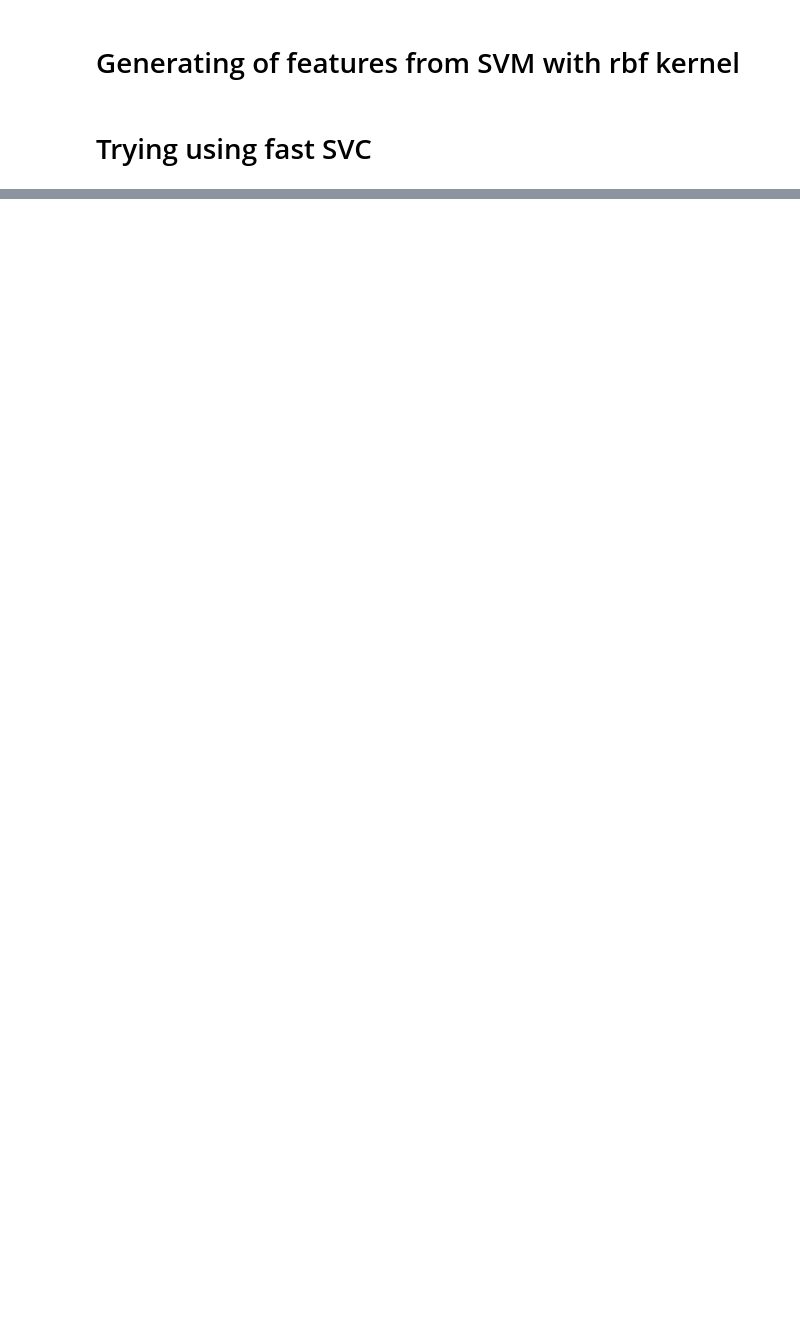
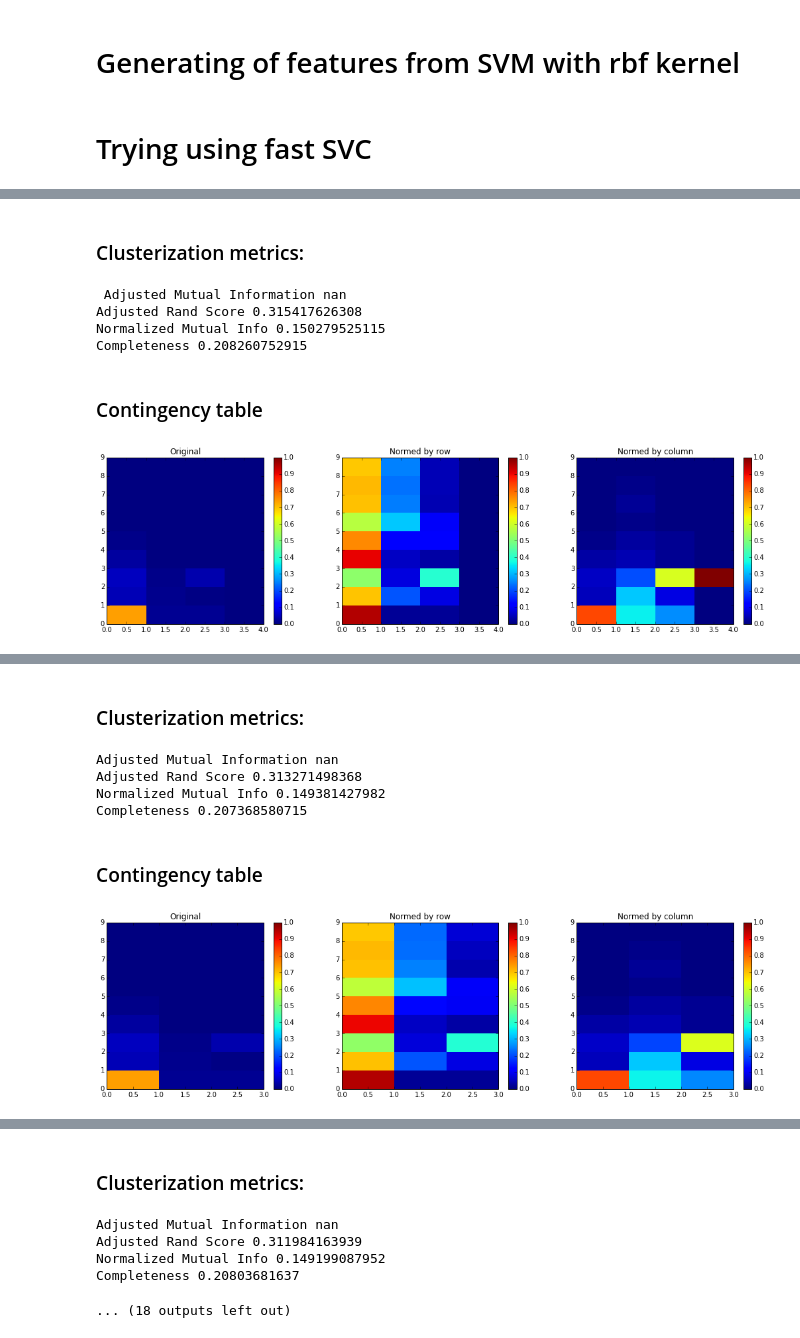
Before and after one commit to anaderi/cms_unsupervised_eval, a Jupyter notebook: Analysis_unsupervised.ipynb, the cells around one changed output, grey strips where cells are left out. Drawn from its saved outputs; the diff is of its cells as text; code cells hidden in the pictures; blank space fills up the shorter version.

```diff
--- a/Analysis_unsupervised.ipynb
+++ b/Analysis_unsupervised.ipynb
@@ -435,0 +407,24 @@ for keep in [True, False]:
+# %%
+layers = 6
+transformers = []
+
+train_X_iter = trainX.copy()
+test_X_iter = testX.copy()
+
+for layer in range(layers):
+    gen = utils.FeatureGenerator(FastSVC(max_class_samples=30, base_estimator=SVC(C=1, gamma=0.01, probability=True) ))
+    transformers.append(gen)
+    gen.fit(train_X_iter, trainY, trainW)
+
+    train_X_iter = gen.transform(train_X_iter)
+    test_X_iter = gen.transform(test_X_iter)
+
+    print_report(train_X_iter, trainY, test_X_iter, testY)
+# %% [output]
+Clusterization metrics:
+ Adjusted Mutual Information nan
+Adjusted Rand Score 0.315417626308
+Normalized Mutual Info 0.150279525115
+Completeness 0.208260752915
+Contingency table
+[figure, added]
@@ -435,0 +432,7 @@ for keep in [True, False]:
+Clusterization metrics:
+Adjusted Mutual Information nan
+Adjusted Rand Score 0.313271498368
+Normalized Mutual Info 0.149381427982
+Completeness 0.207368580715
+Contingency table
+[figure, added]
@@ -435,0 +440,6 @@ for keep in [True, False]:
+Clusterization metrics:
+Adjusted Mutual Information nan
+Adjusted Rand Score 0.311984163939
+Normalized Mutual Info 0.149199087952
+Completeness 0.20803681637
+... (18 outputs left out)
```
Also changed, not shown: parts of 27 cells of this notebook, 2 other files.
